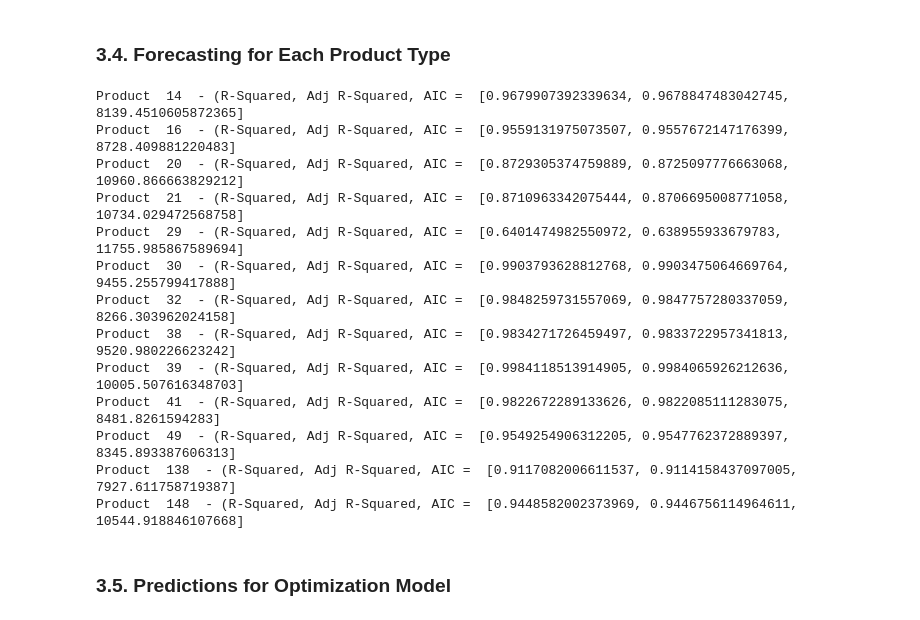
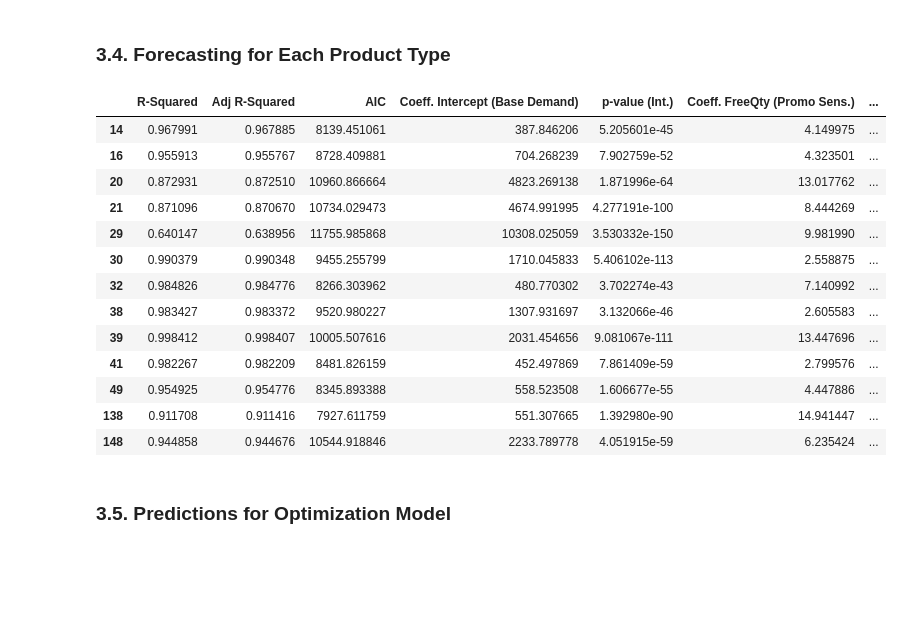
Before and after one commit to ayigitdogan/PharmaProject, a Jupyter notebook: IE492 - Pharma Project.ipynb, the cells around one changed output. Drawn from its saved outputs; the diff is of its cells as text; code cells hidden in the pictures; blank space fills up the shorter version.

Commit message:
Results view and opt. model in markdown

```diff
--- a/IE492 - Pharma Project.ipynb
+++ b/IE492 - Pharma Project.ipynb
@@ -254,31 +237,46 @@ strong multicollinearity or other numerical problems.
 # %%
 products = [14,  16,  20,  21,  29,  30,  32,  38,  39,  41,  49, 138, 148]
 df_prod = df
 df_prod = df_prod.groupby([df_prod['Date'].dt.date, df_prod["ProductId"]])[["TotalQty", "FreeQty"]].sum()
+
 df_prod = df_prod.reset_index()
 
 df_prod = df_prod.assign(
     weekday = df_prod.Date.apply(lambda x: x.weekday()),
     index = np.arange(len(df_prod)))
 
+rows = []
+
 for p in products:
     d = df_prod[df_prod.ProductId == p]
     fit = smf.ols('TotalQty ~ FreeQty + weekday', d).fit()
-    print("Product ",p," - (R-Squared, Adj R-Squared, AIC = ", [fit.rsquared, fit.rsquared_adj, fit.aic])
+    rows.append([fit.rsquared, fit.rsquared_adj, fit.aic,
+                 fit.params["Intercept"], fit.pvalues["Intercept"],
+                 fit.params["FreeQty"], fit.pvalues["FreeQty"],
+                 fit.params["weekday"], fit.pvalues["weekday"]])
+
+results = pd.DataFrame(rows, columns = ["R-Squared", "Adj R-Squared", "AIC",
+                                        "Coeff. Intercept (Base Demand)", "p-value (Int.)",
+                                        "Coeff. FreeQty (Promo Sens.)", "p-value (FQty.)",
+                                        "Coeff weekday", "p-value (weekday)"])
+
+results.index = products
+results
 # %% [output]
-Product  14  - (R-Squared, Adj R-Squared, AIC =  [0.9679907392339634, 0.9678847483042745, 8139.4510605872365]
-Product  16  - (R-Squared, Adj R-Squared, AIC =  [0.9559131975073507, 0.9557672147176399, 8728.409881220483]
-Product  20  - (R-Squared, Adj R-Squared, AIC =  [0.8729305374759889, 0.8725097776663068, 10960.866663829212]
-Product  21  - (R-Squared, Adj R-Squared, AIC =  [0.8710963342075444, 0.8706695008771058, 10734.029472568758]
-Product  29  - (R-Squared, Adj R-Squared, AIC =  [0.6401474982550972, 0.638955933679783, 11755.985867589694]
-Product  30  - (R-Squared, Adj R-Squared, AIC =  [0.9903793628812768, 0.9903475064669764, 9455.255799417888]
-Product  32  - (R-Squared, Adj R-Squared, AIC =  [0.9848259731557069, 0.9847757280337059, 8266.303962024158]
-Product  38  - (R-Squared, Adj R-Squared, AIC =  [0.9834271726459497, 0.9833722957341813, 9520.980226623242]
-Product  39  - (R-Squared, Adj R-Squared, AIC =  [0.9984118513914905, 0.9984065926212636, 10005.507616348703]
-Product  41  - (R-Squared, Adj R-Squared, AIC =  [0.9822672289133626, 0.9822085111283075, 8481.8261594283]
-Product  49  - (R-Squared, Adj R-Squared, AIC =  [0.9549254906312205, 0.9547762372889397, 8345.893387606313]
-Product  138  - (R-Squared, Adj R-Squared, AIC =  [0.9117082006611537, 0.9114158437097005, 7927.611758719387]
-Product  148  - (R-Squared, Adj R-Squared, AIC =  [0.9448582002373969, 0.9446756114964611, 10544.918846107668]
+|  | R-Squared | Adj R-Squared | AIC | Coeff. Intercept (Base Demand) | p-value (Int.) | Coeff. FreeQty (Promo Sens.) | ... |
+| 14 | 0.967991 | 0.967885 | 8139.451061 | 387.846206 | 5.205601e-45 | 4.149975 | ... |
+| 16 | 0.955913 | 0.955767 | 8728.409881 | 704.268239 | 7.902759e-52 | 4.323501 | ... |
+| 20 | 0.872931 | 0.872510 | 10960.866664 | 4823.269138 | 1.871996e-64 | 13.017762 | ... |
+| 21 | 0.871096 | 0.870670 | 10734.029473 | 4674.991995 | 4.277191e-100 | 8.444269 | ... |
+| 29 | 0.640147 | 0.638956 | 11755.985868 | 10308.025059 | 3.530332e-150 | 9.981990 | ... |
+| 30 | 0.990379 | 0.990348 | 9455.255799 | 1710.045833 | 5.406102e-113 | 2.558875 | ... |
+| 32 | 0.984826 | 0.984776 | 8266.303962 | 480.770302 | 3.702274e-43 | 7.140992 | ... |
+| 38 | 0.983427 | 0.983372 | 9520.980227 | 1307.931697 | 3.132066e-46 | 2.605583 | ... |
+| 39 | 0.998412 | 0.998407 | 10005.507616 | 2031.454656 | 9.081067e-111 | 13.447696 | ... |
+| 41 | 0.982267 | 0.982209 | 8481.826159 | 452.497869 | 7.861409e-59 | 2.799576 | ... |
+| 49 | 0.954925 | 0.954776 | 8345.893388 | 558.523508 | 1.606677e-55 | 4.447886 | ... |
+| 138 | 0.911708 | 0.911416 | 7927.611759 | 551.307665 | 1.392980e-90 | 14.941447 | ... |
+| 148 | 0.944858 | 0.944676 | 10544.918846 | 2233.789778 | 4.051915e-59 | 6.235424 | ... |
 # %% [markdown]
 ### 3.5. Predictions for Optimization Model
 # %%
```
Also changed, not shown: parts of 11 cells of this notebook.
